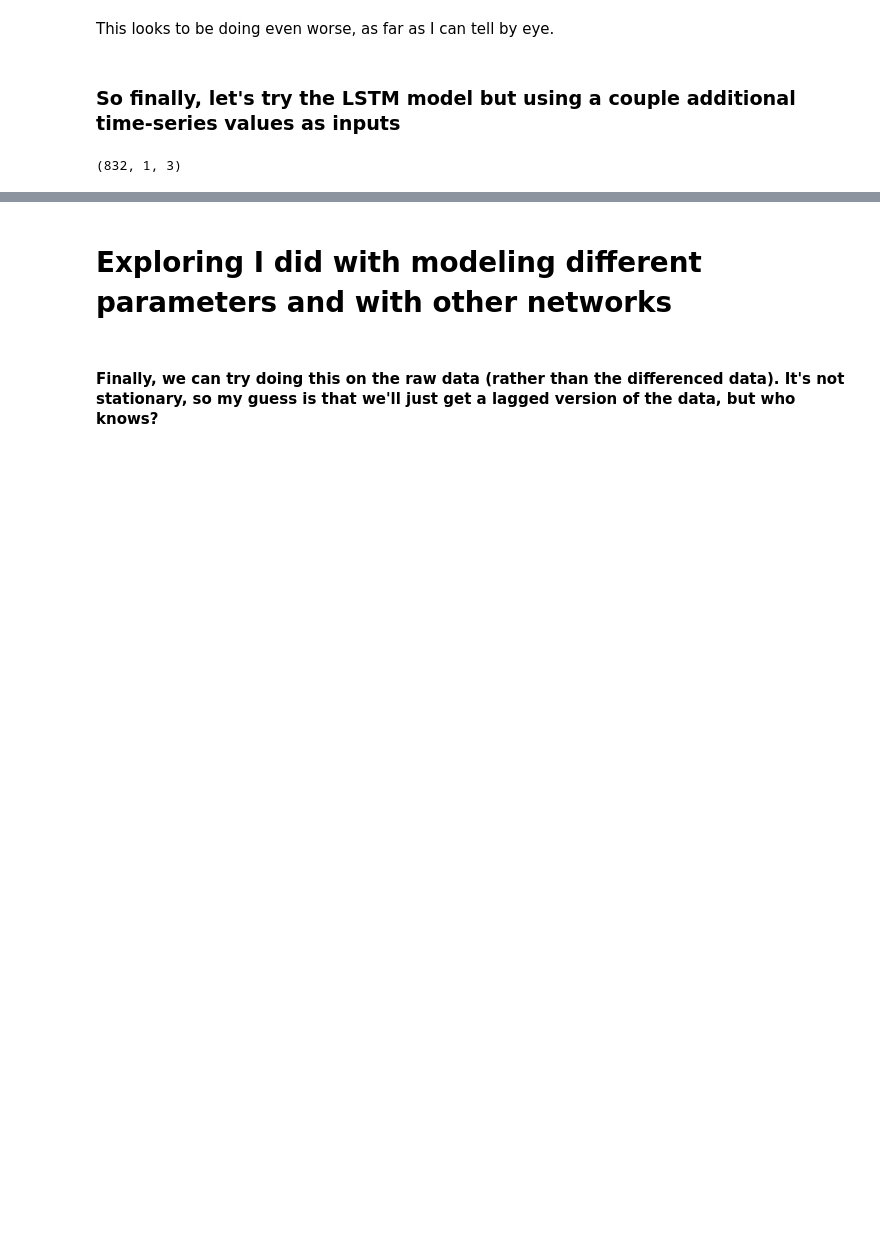
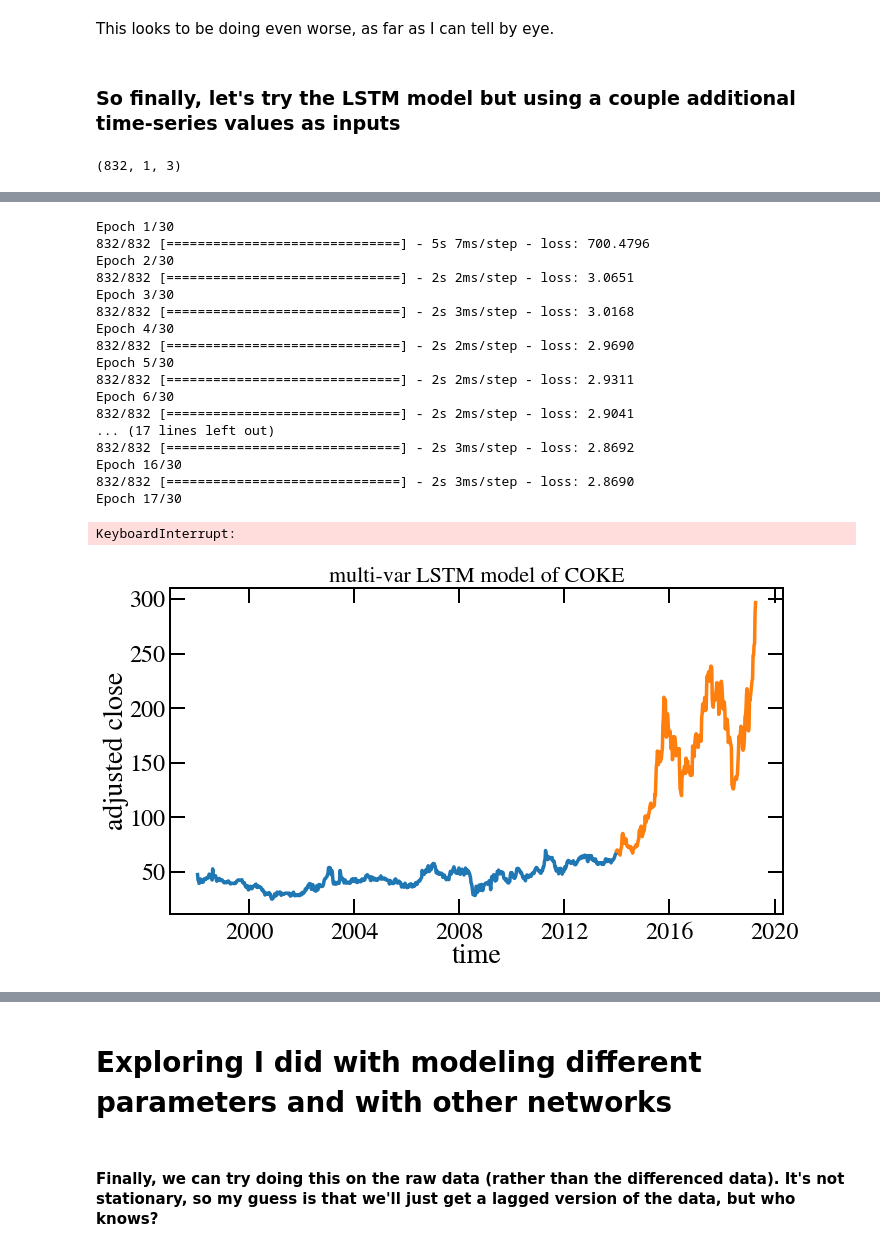
Before and after one commit to sheagk/stocks, a Jupyter notebook: single_stock_training.ipynb, the cells around one changed output, grey strips where cells are left out. Cells and saved outputs as stored; diff of their text form; code cells hidden in the pictures; blank space fills up the shorter version.

```diff
--- a/single_stock_training.ipynb
+++ b/single_stock_training.ipynb
@@ -1153,0 +1257,22 @@ training_values.keys()
+# %%
+model, fig, error_fig = train_and_plot_lstm_with_exog('COKE', symbol_list, target_key, exog_keys, num_neurons=11)
+# %% [output]
+Epoch 1/30
+832/832 [==============================] - 5s 7ms/step - loss: 700.4796
+Epoch 2/30
+832/832 [==============================] - 2s 2ms/step - loss: 3.0651
+Epoch 3/30
+832/832 [==============================] - 2s 3ms/step - loss: 3.0168
+Epoch 4/30
+832/832 [==============================] - 2s 2ms/step - loss: 2.9690
+Epoch 5/30
+832/832 [==============================] - 2s 2ms/step - loss: 2.9311
+Epoch 6/30
+832/832 [==============================] - 2s 2ms/step - loss: 2.9041
+... (17 lines left out)
+832/832 [==============================] - 2s 3ms/step - loss: 2.8692
+Epoch 16/30
+832/832 [==============================] - 2s 3ms/step - loss: 2.8690
+Epoch 17/30
+KeyboardInterrupt:
+[figure, added]
```
Also changed, not shown: parts of 15 cells of this notebook, 1 other file.
